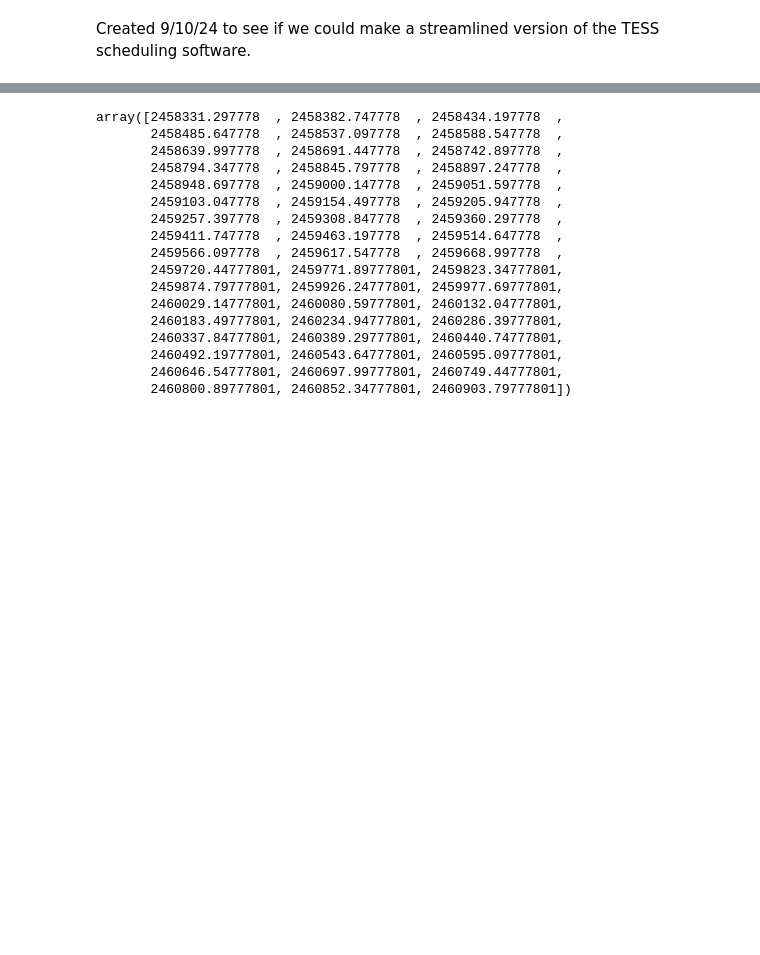
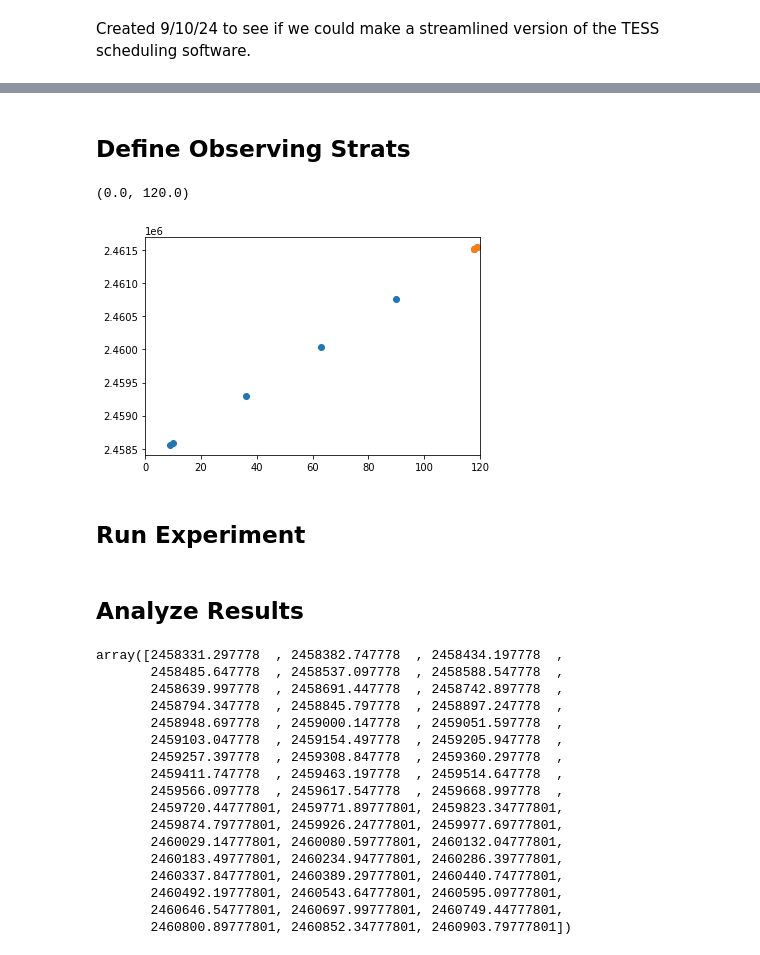
Before and after one commit to rae-holcomb/tess_scheduling, a Jupyter notebook: sandbox2.ipynb, the cells around one changed output, grey strips where cells are left out. Saved outputs shown, nothing was run; the diff lists cells and outputs as text; code cells hidden in the pictures; blank space fills up the shorter version.

Commit message:
Starting clean experiment notebook

```diff
--- a/sandbox2.ipynb
+++ b/sandbox2.ipynb
@@ -58,3 +71,5 @@ def calc_transit_times_tc(period, tc, dur=2, start_time=missionStart, stop_time=
     first_occurrence = start_time + ((tc - start_time) % period)
     transit_times = np.arange(first_occurrence, stop_time + 1, period)
     return transit_times
+# %% [markdown]
+## Define Observing Strats
@@ -60,0 +106,41 @@ def calc_transit_times_tc(period, tc, dur=2, start_time=missionStart, stop_time=
+# %%
+# Define Strategies
+# Assume that the extended mission will reuse pointings from previous sectors
+
+# Default strategy, go south -> north
+def_strat = sectors_all[:26]
+
+# Flipped strategy, go north -> south
+flip_strat = np.hstack([sectors_all[13:26], sectors_all[:13]])
+# %%
+# example usage
+# strat = def_strat
+strat = flip_strat
+
+# midtimes of just the extended mission
+strat_midtimes = midtimes[-1] + sec_cadence * (1 + np.arange(len(strat)))
+
+# "real" sector numbers and midtimes for the full mission (base+extended)
+sectors_ext = np.arange(1, len(sectors_all)+len(strat)+1)
+midtimes_ext = np.hstack([midtimes, strat_midtimes])
+
+# extended mission start and stop
+extStart = midtimes_ext[0] - sec_cadence
+extStop = midtimes_ext[-1] + sec_cadence
+
+# for a specific star
+s = np.asarray(tdf.loc[301, 'sec'])
+full_secs = extend_sectors(s, strat)  # target sectors, strategy
+full_midtimes = get_new_midtimes(full_secs, midtimes_ext)
+new_secs = full_secs[full_secs>96]
+new_midtimes = full_midtimes[full_midtimes>missionStop]
+# new_midtimes
+
+plt.scatter(full_secs, full_midtimes)
+plt.scatter(new_secs, new_midtimes)
+plt.xlim([0,120])
+# %% [output]
+(0.0, 120.0)
+[figure, added]
+# %% [markdown]
+## Run Experiment
@@ -61,3 +153,5 @@ def calc_transit_times_tc(period, tc, dur=2, start_time=missionStart, stop_time=
+# %% [markdown]
+## Analyze Results
 # %%
 # calc_transit_times_phase(51.45, .1)
 
```
Also changed, not shown: parts of 5 cells of this notebook, 1 other file.
